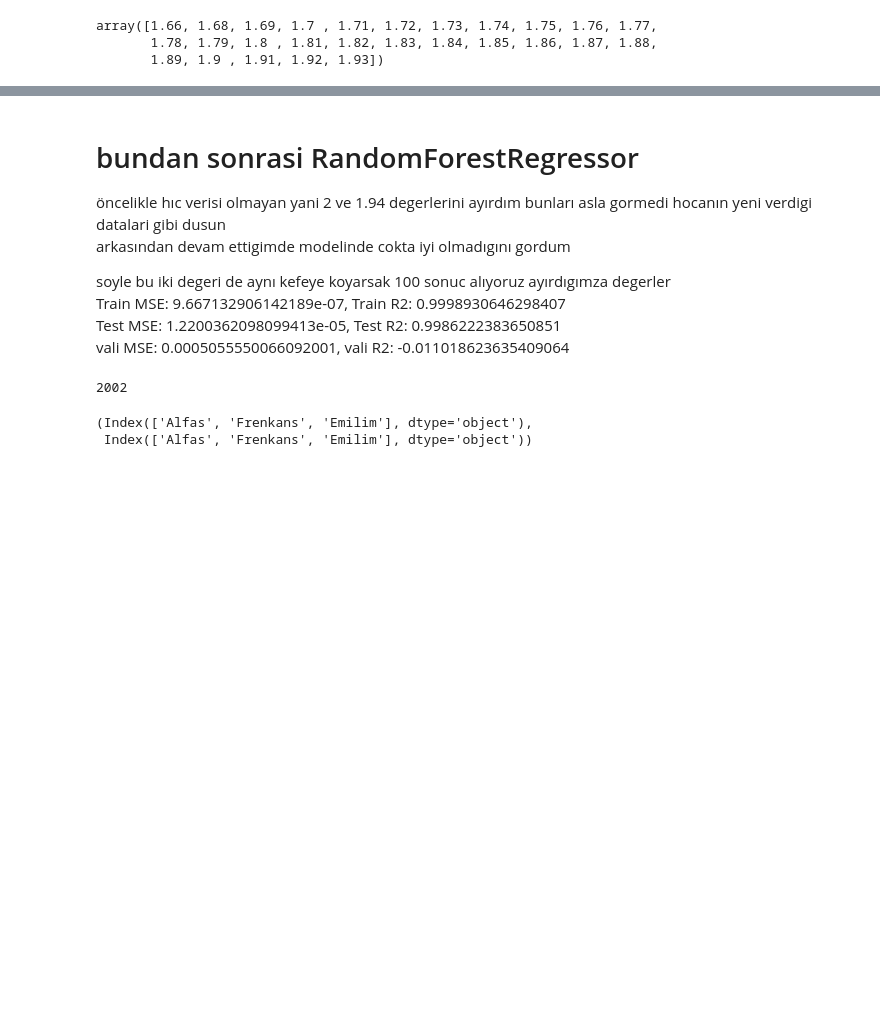
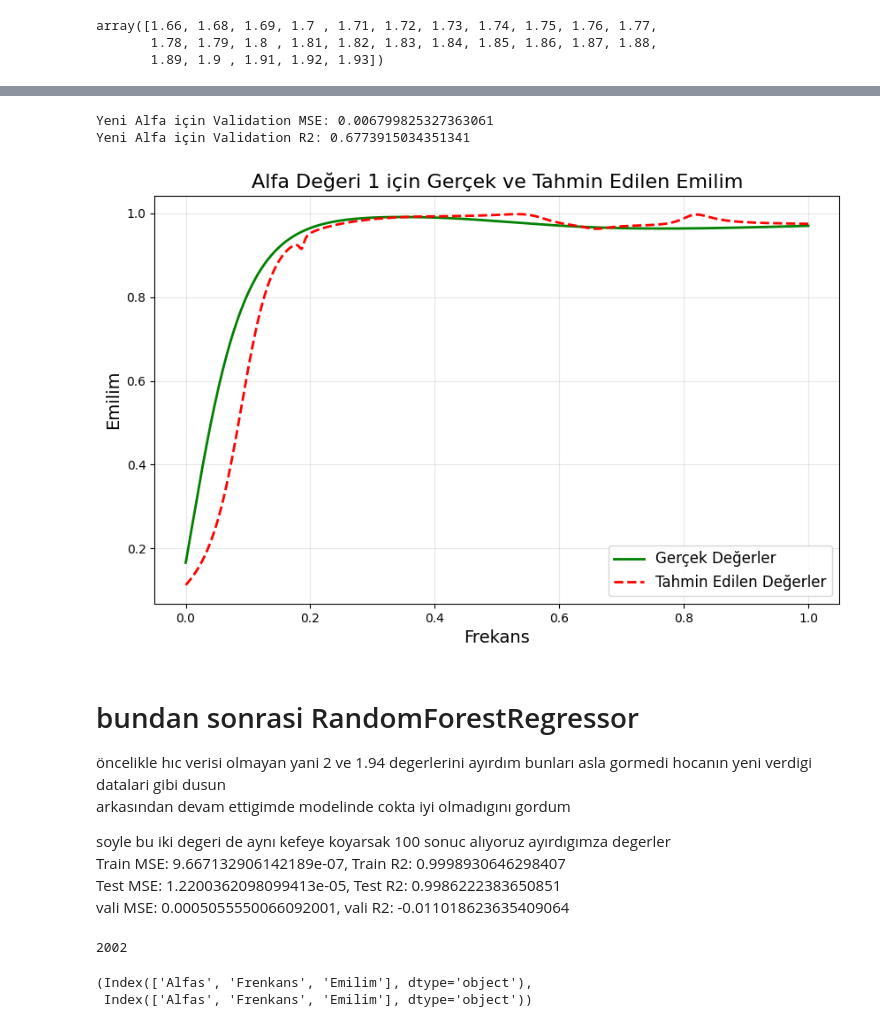
Before and after one commit to Muratoksuz01/ML-Project, a Jupyter notebook: 5decisionTree.ipynb, the cells around one changed output, grey strips where cells are left out. Saved outputs shown, nothing was run; the diff lists cells and outputs as text; code cells hidden in the pictures; blank space fills up the shorter version.

```diff
--- a/5decisionTree.ipynb
+++ b/5decisionTree.ipynb
@@ -134,0 +124,18 @@ Yeni Alfa için Validation R2: -101.67595665431456
+# %%
+def PrepareDf(df):
+    minmax=MinMaxScaler()
+    minmaxed=pd.DataFrame(minmax.fit_transform(df.drop(columns=["Emilim"])),columns=["Alfas","Frenkans"])
+    minmaxed["Emilim"]=df["Emilim"]
+    return  minmaxed
+
+train = PrepareDf(df_train)
+Train_X = train[["Alfas", "Frenkans"]]
+Train_Y = train["Emilim"]
+
+test = PrepareDf(df_test)
+Test_X = test[["Alfas", "Frenkans"]]
+Test_Y = test["Emilim"]
+
+val = PrepareDf(df_val)
+Val_X = val[["Alfas", "Frenkans"]]
+Val_Y = val["Emilim"]
@@ -135,3 +175,62 @@ Yeni Alfa için Validation R2: -101.67595665431456
+# %%
+
+# Yeni bir Alfa değeri için tahmin
+new_a = 1  # İstediğiniz Alfa değeri
+filtered_data = val[val["Alfas"] == new_a]
+true_values_for_selected_alfas = filtered_data["Emilim"]
+frequencies_for_selected_alfas = filtered_data["Frenkans"]
+len_frequencies = len(frequencies_for_selected_alfas)
+
+new_frequencies = frequencies_for_selected_alfas
+new_data = pd.DataFrame({'Alfas': [new_a] * len_frequencies, 'Frenkans': new_frequencies})
+new_predictions = tree_model.predict(new_data)
+
+# Yeni alfa için skorlar
+val_mse_new = mean_squared_error(true_values_for_selected_alfas, new_predictions)
+val_r2_new = r2_score(true_values_for_selected_alfas, new_predictions)
+
+print(f"Yeni Alfa için Validation MSE: {val_mse_new}")
+print(f"Yeni Alfa için Validation R2: {val_r2_new}")
+
+# Gerçek ve tahmin edilen değerleri çizmek için fonksiyon
+def plot_emilim_values(frequencies, true_values, predicted_values, YLabel="Emilim", XLabel="Frekans", title="Gerçek ve Tahmin Edilen Emilim Değerleri"):
+    """
+    Frekanslara karşı gerçek ve tahmin edilen emilim değerlerini çizmek için bir fonksiyon.
+
+    Parametreler:
+        frequencies (array-like): X eksenindeki frekans değerleri.
+        true_values (array-like): Gerçek emilim değerleri.
+        predicted_values (array-like): Tahmin edilen emilim değerleri.
+        label (str): Grafiğin başlığı. (Opsiyonel; varsayılan bir başlık atanır)
+    """
+    plt.figure(figsize=(10, 6))
+
+    # Gerçek emilim değerlerini çiz
+    plt.plot(frequencies, true_values, label="Gerçek Değerler", color="green", linewidth=2)
+
+    # Tahmin edilen emilim değerlerini çiz
+    plt.plot(frequencies, predicted_values, label="Tahmin Edilen Değerler", color="red", linestyle="--", linewidth=2)
+
+    # Grafik başlıkları ve etiketler
+    plt.title(title, fontsize=16)
+    plt.xlabel(XLabel, fontsize=14)
+    plt.ylabel(YLabel, fontsize=14)
+    plt.legend(fontsize=12)
+    plt.grid(alpha=0.3)
+
+    plt.show()
+
+# Grafik oluştur
+plot_emilim_values(
+    frequencies=frequencies_for_selected_alfas,
+    true_values=true_values_for_selected_alfas,
+    predicted_values=new_predictions,
+    title=f"Alfa Değeri {new_a} için Gerçek ve Tahmin Edilen Emilim"
+)
+# %% [output]
+Yeni Alfa için Validation MSE: 0.006799825327363061
+Yeni Alfa için Validation R2: 0.6773915034351341
+[figure, added]
 # %% [markdown]
 # bundan sonrasi RandomForestRegressor
 öncelikle hıc verisi olmayan yani 2 ve 1.94 degerlerini ayırdım bunları asla gormedi hocanın yeni verdigi datalari gibi dusun
```
Also changed, not shown: parts of 12 cells of this notebook, 6 other files.
